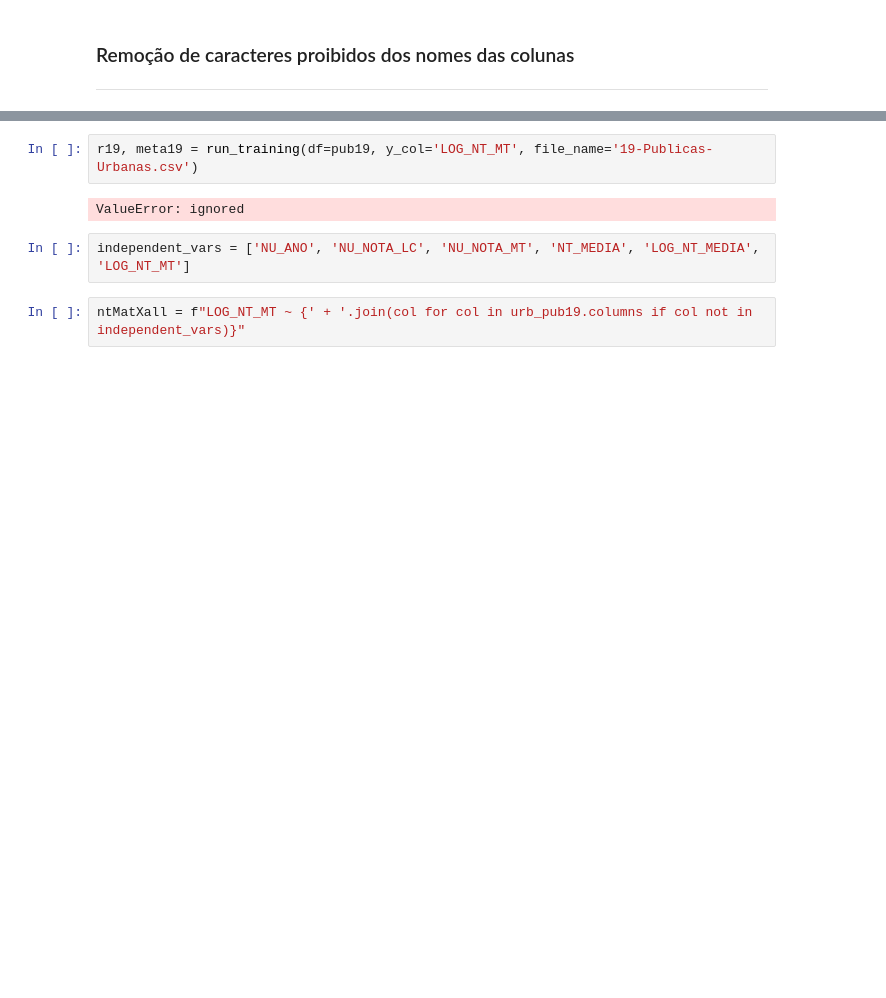
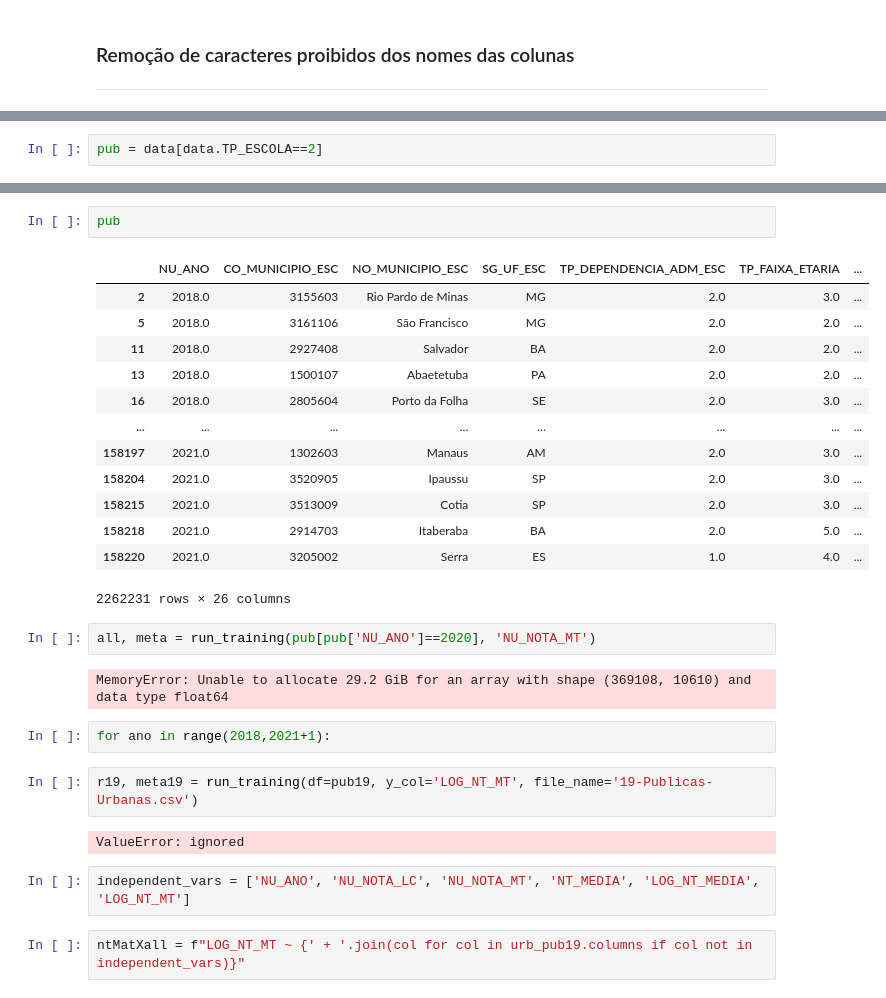
Before and after one commit to JV-Nunes/Relatorio-Conectividade, a Jupyter notebook: Analise/Models/QuantileReg.ipynb, the cells around one changed output, grey strips where cells are left out. Cells and saved outputs as stored; diff of their text form; blank space fills up the shorter version.

```diff
--- a/Analise/Models/QuantileReg.ipynb
+++ b/Analise/Models/QuantileReg.ipynb
@@ -62,0 +116,2 @@ urb_pub19 = urb_pub19.drop(columns=[col for col in urb_pub19.columns if col.star
+# %%
+pub = data[data.TP_ESCOLA==2]
@@ -95,5 +152,27 @@ def run_training(df, y_col, file_name):
 
   return all, meta
+# %%
+pub
+# %% [output]
+|  | NU_ANO | CO_MUNICIPIO_ESC | NO_MUNICIPIO_ESC | SG_UF_ESC | TP_DEPENDENCIA_ADM_ESC | TP_FAIXA_ETARIA | ... |
+| 2 | 2018.0 | 3155603 | Rio Pardo de Minas | MG | 2.0 | 3.0 | ... |
+| 5 | 2018.0 | 3161106 | São Francisco | MG | 2.0 | 2.0 | ... |
+| 11 | 2018.0 | 2927408 | Salvador | BA | 2.0 | 2.0 | ... |
+| 13 | 2018.0 | 1500107 | Abaetetuba | PA | 2.0 | 2.0 | ... |
+| 16 | 2018.0 | 2805604 | Porto da Folha | SE | 2.0 | 3.0 | ... |
+| ... | ... | ... | ... | ... | ... | ... | ... |
+| 158197 | 2021.0 | 1302603 | Manaus | AM | 2.0 | 3.0 | ... |
+| 158204 | 2021.0 | 3520905 | Ipaussu | SP | 2.0 | 3.0 | ... |
+| 158215 | 2021.0 | 3513009 | Cotia | SP | 2.0 | 3.0 | ... |
+| 158218 | 2021.0 | 2914703 | Itaberaba | BA | 2.0 | 5.0 | ... |
+| 158220 | 2021.0 | 3205002 | Serra | ES | 1.0 | 4.0 | ... |
+2262231 rows × 26 columns
+# %%
+all, meta = run_training(pub[pub['NU_ANO']==2020], 'NU_NOTA_MT')
+# %% [output]
+MemoryError: Unable to allocate 29.2 GiB for an array with shape (369108, 10610) and data type float64
+# %%
+for ano in range(2018,2021+1):
 # %%
 r19, meta19 = run_training(df=pub19, y_col='LOG_NT_MT', file_name='19-Publicas-Urbanas.csv')
 # %% [output]
```
Also changed, not shown: parts of 21 cells of this notebook, 4 other files.
